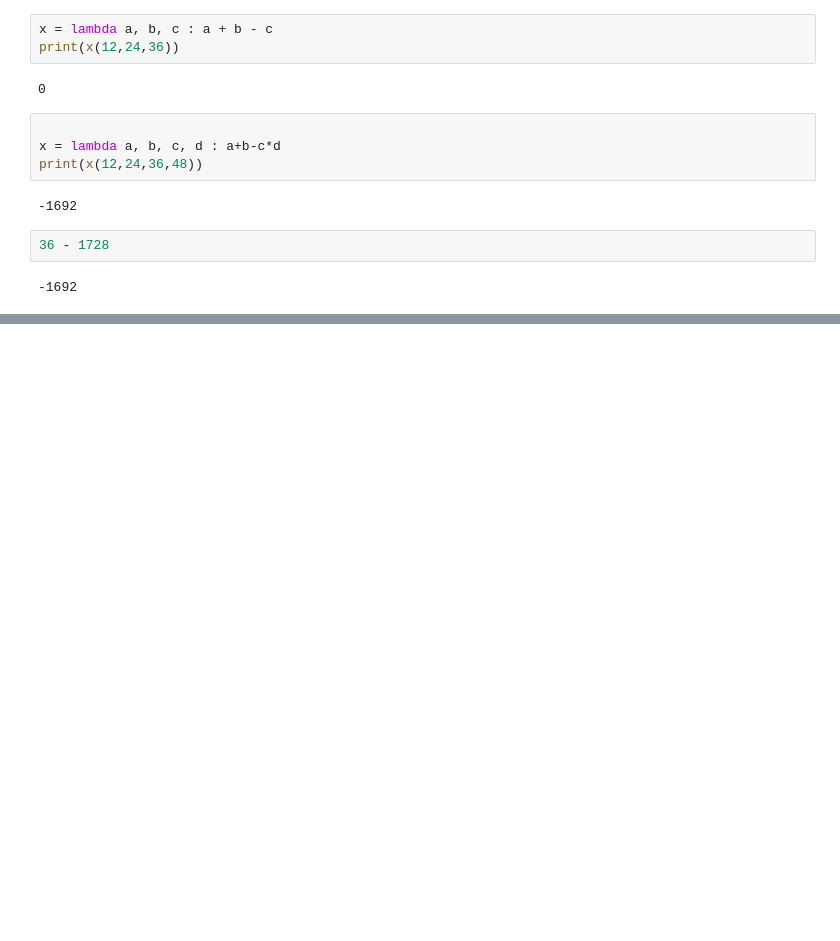
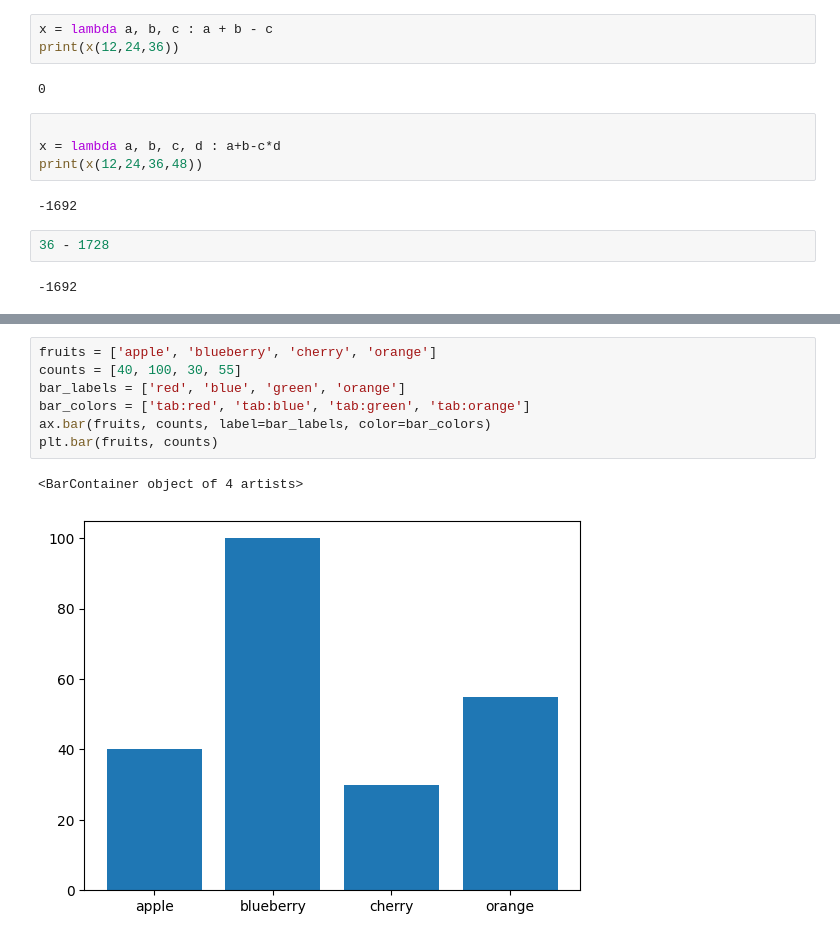
Before and after one commit to prijal-matc/takeovds41, a Jupyter notebook: DBA_bootcamp.ipynb, the cells around one changed output, grey strips where cells are left out. Drawn from its saved outputs; the diff is of its cells as text; blank space fills up the shorter version.

```diff
--- a/DBA_bootcamp.ipynb
+++ b/DBA_bootcamp.ipynb
@@ -1322,0 +3580,10 @@ print(x(12,24,36,48))
+# %%
+fruits = ['apple', 'blueberry', 'cherry', 'orange']
+counts = [40, 100, 30, 55]
+bar_labels = ['red', 'blue', 'green', 'orange']
+bar_colors = ['tab:red', 'tab:blue', 'tab:green', 'tab:orange']
+ax.bar(fruits, counts, label=bar_labels, color=bar_colors)
+plt.bar(fruits, counts)
+# %% [output]
+<BarContainer object of 4 artists>
+[figure, added]
```
Also changed, not shown: parts of 276 cells of this notebook.
